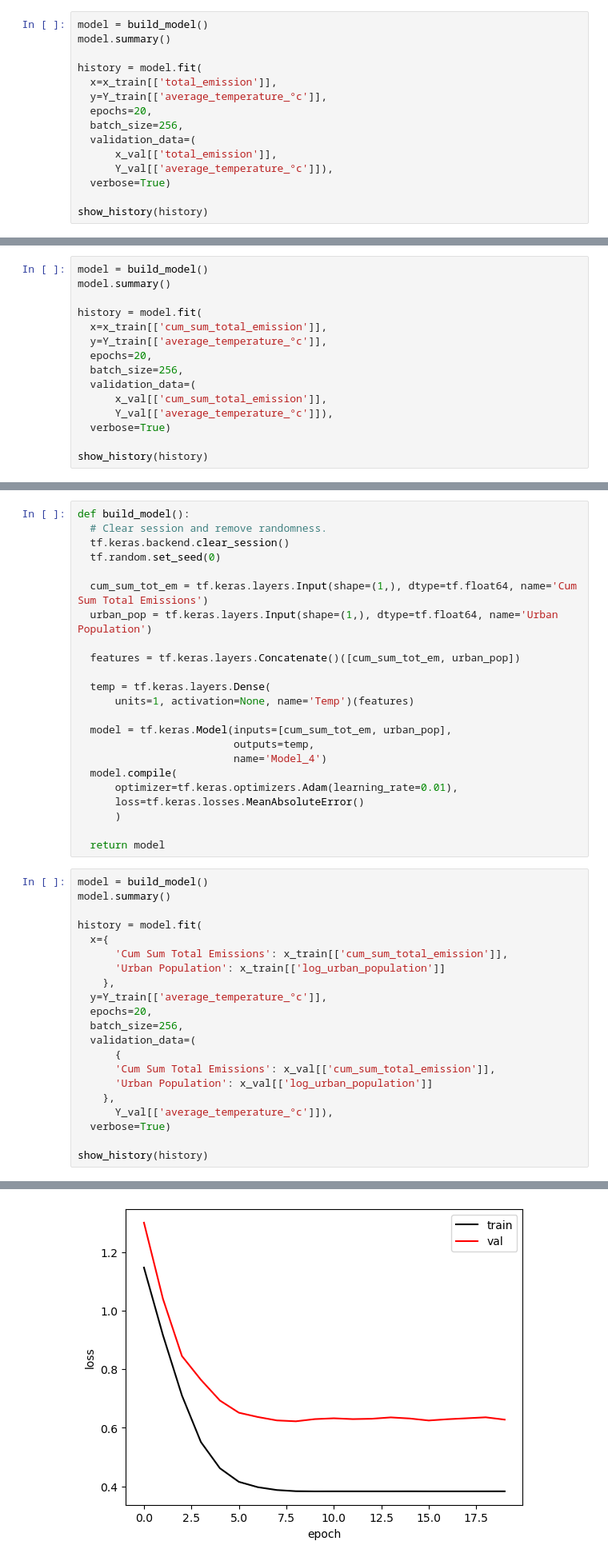
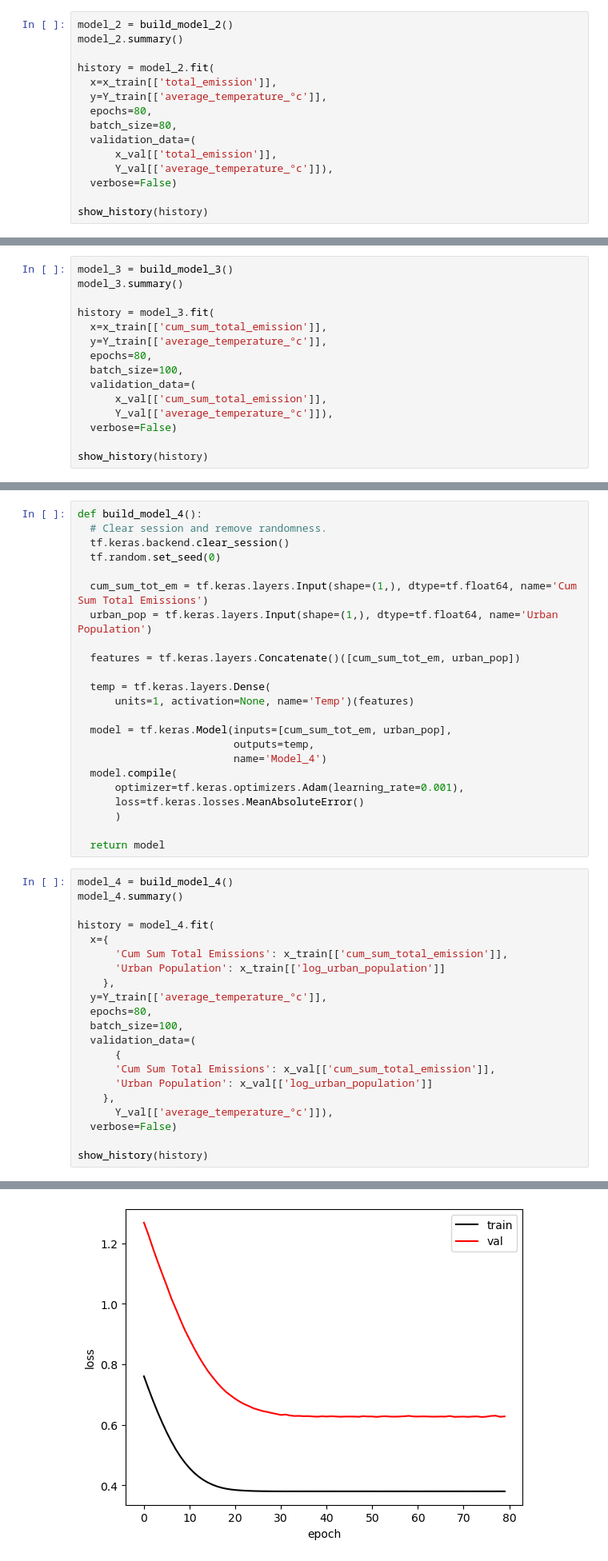
Before and after one commit to fayesimone/agriculture_emissions_prediction, a Jupyter notebook: Model_Building.ipynb, the cells around one changed output, grey strips where cells are left out. Shown at 80% size. Saved outputs shown, nothing was run; the diff lists cells and outputs as text.

```diff
--- a/Model_Building.ipynb
+++ b/Model_Building.ipynb
@@ -157,18 +154,18 @@ def build_model():
 
   return model
 # %%
-model = build_model()
-model.summary()
+model_2 = build_model_2()
+model_2.summary()
 
-history = model.fit(
+history = model_2.fit(
   x=x_train[['total_emission']],
   y=Y_train[['average_temperature_°c']],
-  epochs=20,
-  batch_size=256,
+  epochs=80,
+  batch_size=80,
   validation_data=(
       x_val[['total_emission']],
       Y_val[['average_temperature_°c']]),
-  verbose=True)
+  verbose=False)
 
 show_history(history)
 # %% [output]
@@ -219,18 +213,18 @@ def build_model():
 
   return model
 # %%
-model = build_model()
-model.summary()
+model_3 = build_model_3()
+model_3.summary()
 
-history = model.fit(
+history = model_3.fit(
   x=x_train[['cum_sum_total_emission']],
   y=Y_train[['average_temperature_°c']],
-  epochs=20,
-  batch_size=256,
+  epochs=80,
+  batch_size=100,
   validation_data=(
       x_val[['cum_sum_total_emission']],
       Y_val[['average_temperature_°c']]),
-  verbose=True)
+  verbose=False)
 
 show_history(history)
 # %% [output]
@@ -261,7 +252,7 @@ final val mae:   0.638
 </br>Output - Avg Temp
 </br> Very little difference to model 3
 # %%
-def build_model():
+def build_model_4():
   # Clear session and remove randomness.
   tf.keras.backend.clear_session()
   tf.random.set_seed(0)
@@ -278,30 +269,30 @@ def build_model():
                          outputs=temp,
                          name='Model_4')
   model.compile(
-      optimizer=tf.keras.optimizers.Adam(learning_rate=0.01),
+      optimizer=tf.keras.optimizers.Adam(learning_rate=0.001),
       loss=tf.keras.losses.MeanAbsoluteError()
       )
 
   return model
 # %%
-model = build_model()
-model.summary()
+model_4 = build_model_4()
+model_4.summary()
 
-history = model.fit(
+history = model_4.fit(
   x={
       'Cum Sum Total Emissions': x_train[['cum_sum_total_emission']],
       'Urban Population': x_train[['log_urban_population']]
     },
   y=Y_train[['average_temperature_°c']],
-  epochs=20,
-  batch_size=256,
+  epochs=80,
+  batch_size=100,
   validation_data=(
       {
       'Cum Sum Total Emissions': x_val[['cum_sum_total_emission']],
       'Urban Population': x_val[['log_urban_population']]
     },
       Y_val[['average_temperature_°c']]),
-  verbose=True)
+  verbose=False)
 
 show_history(history)
 # %% [output]
@@ -325 +316 @@ Epoch 20/20
-[figure, old version]
+[figure, new version]
```
Also changed, not shown: parts of 24 cells of this notebook, 2 other files.
